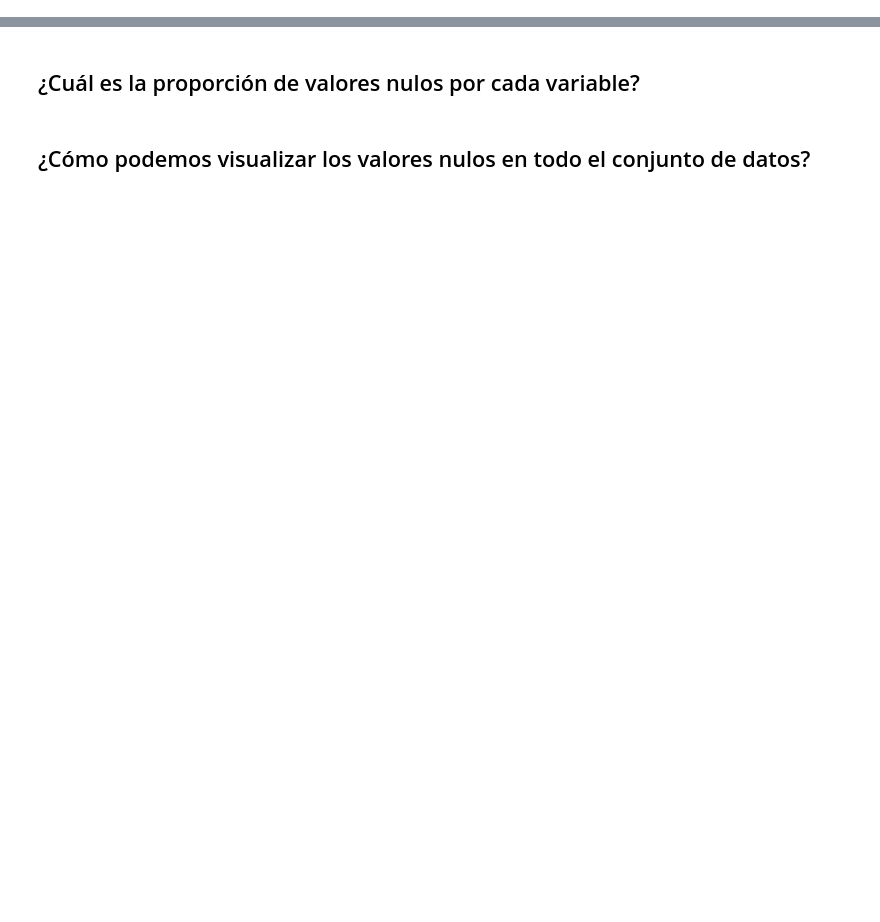
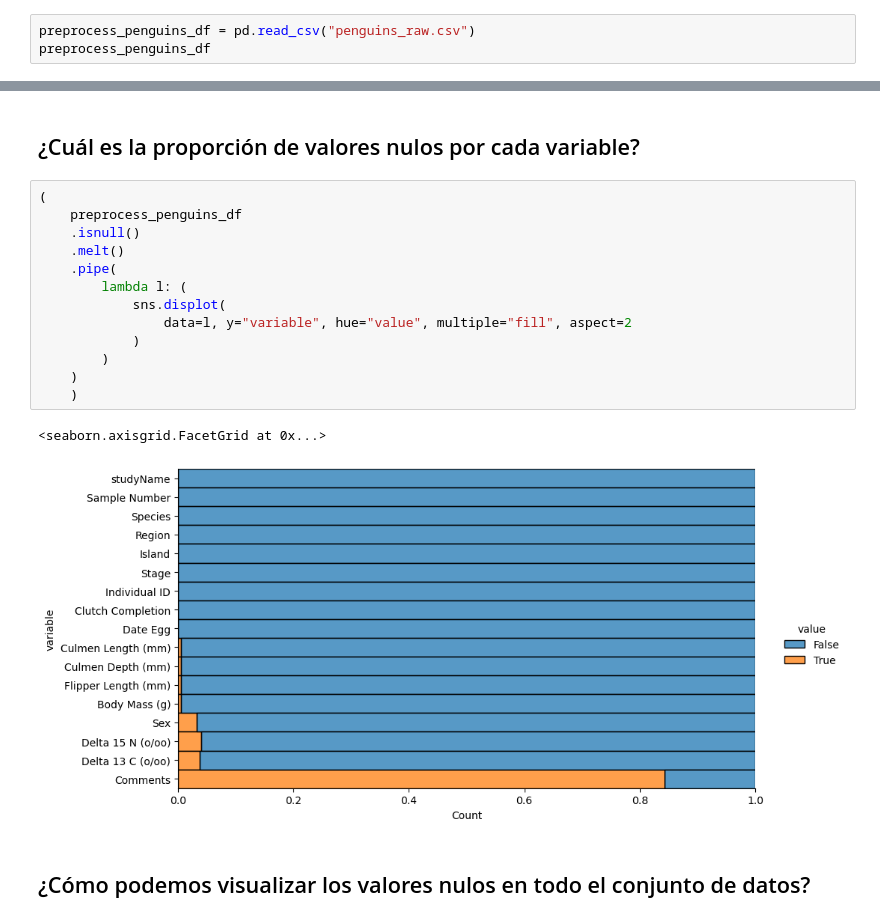
Before and after one commit to sprtn-117/penguins, a Jupyter notebook: conociendo-nuestros-datos.ipynb, the cells around one changed output, grey strips where cells are left out. Saved outputs shown, nothing was run; the diff lists cells and outputs as text; blank space fills up the shorter version.

```diff
--- a/conociendo-nuestros-datos.ipynb
+++ b/conociendo-nuestros-datos.ipynb
@@ -108,3 +108,6 @@ Links de importación de datos:
 
 - [Conjunto de datos crudos](https://raw.githubusercontent.com/allisonhorst/palmerpenguins/master/inst/extdata/penguins_raw.csv).
 - [Conjunto de datos previamente procesados](https://raw.githubusercontent.com/allisonhorst/palmerpenguins/master/inst/extdata/penguins.csv).
+# %%
+preprocess_penguins_df = pd.read_csv("penguins_raw.csv")
+preprocess_penguins_df
@@ -125,4 +229,20 @@ Links de importación de datos:
 # %% [markdown]
 ## ¿Cuál es la proporción de valores nulos por cada variable?
+# %%
+(
+    preprocess_penguins_df
+    .isnull()
+    .melt()
+    .pipe(
+        lambda l: (
+            sns.displot(
+                data=l, y="variable", hue="value", multiple="fill", aspect=2
+            )
+        )
+    )
+    )
+# %% [output]
+<seaborn.axisgrid.FacetGrid at 0x...>
+[figure, added]
 # %% [markdown]
 ## ¿Cómo podemos visualizar los valores nulos en todo el conjunto de datos?
```
Also changed, not shown: parts of 13 cells of this notebook.
